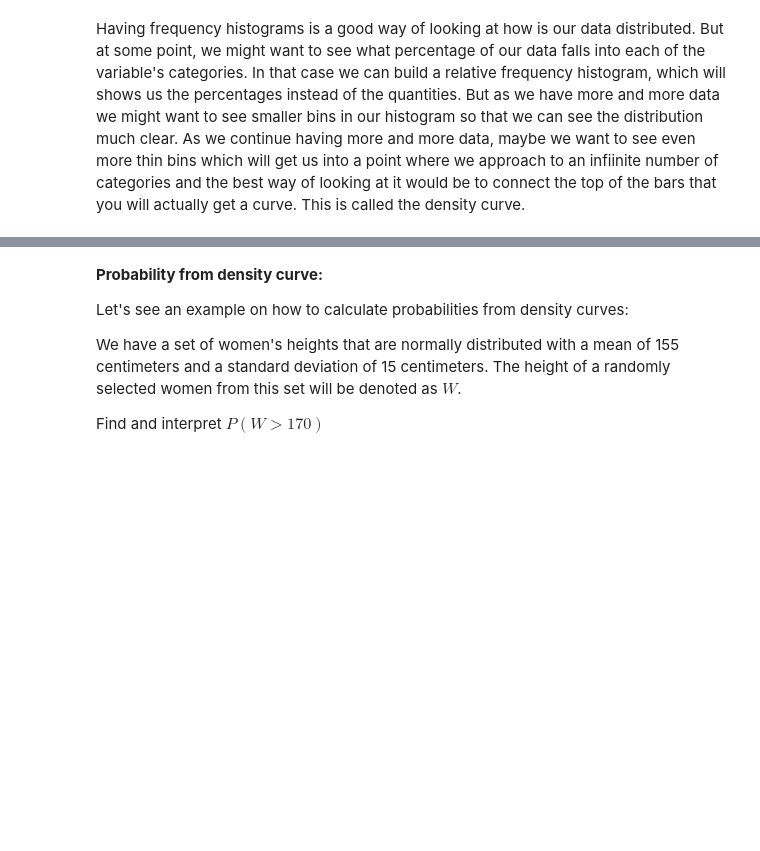
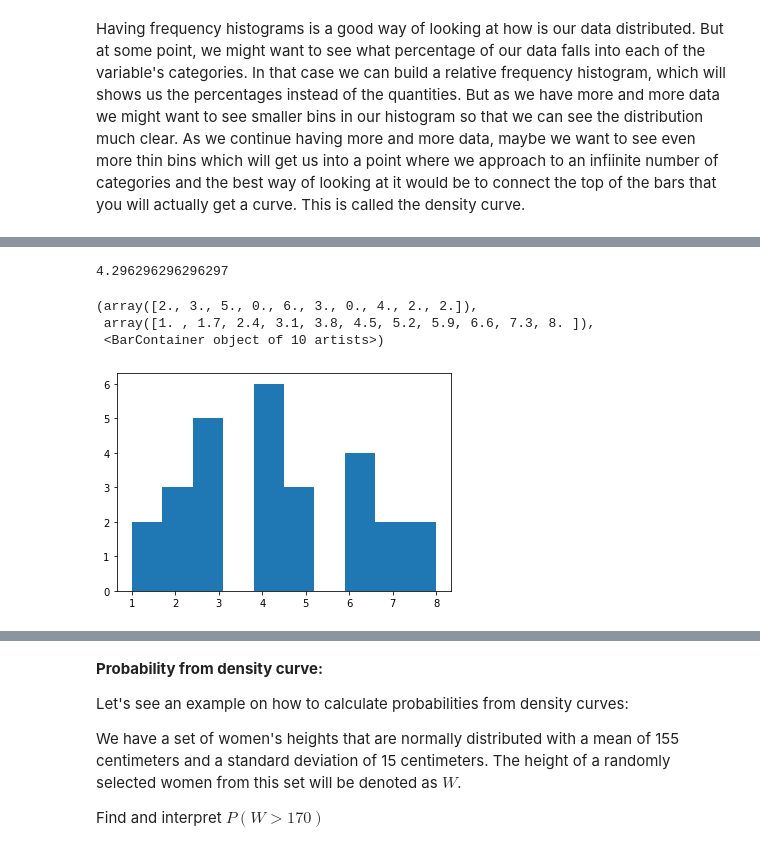
Before and after one commit to xalejandrow/hypothesis-testing-exercises-project-with-python, a Jupyter notebook: export/hypothesis-testing.ipynb, the cells around one changed output, grey strips where cells are left out. Cells and saved outputs as stored; diff of their text form; code cells hidden in the pictures; blank space fills up the shorter version.

Commit message:
add plots

```diff
--- a/export/hypothesis-testing.ipynb
+++ b/export/hypothesis-testing.ipynb
@@ -10,0 +15,13 @@ Having frequency histograms is a good way of looking at how is our data distribu
+# %%
+my_array = ([1,3,4,5,3,4,5,7,8,6,3,2,4,6,8,5,2,4,6,3,6,4,2,4,7,3,1])
+# %%
+np.mean(my_array)
+# %% [output]
+4.296296296296297
+# %%
+plt.hist(my_array)
+# %% [output]
+(array([2., 3., 5., 0., 6., 3., 0., 4., 2., 2.]),
+ array([1. , 1.7, 2.4, 3.1, 3.8, 4.5, 5.2, 5.9, 6.6, 7.3, 8. ]),
+ <BarContainer object of 10 artists>)
+[figure, added]
```
Also changed, not shown: parts of 3 cells of this notebook, 1 other file.
